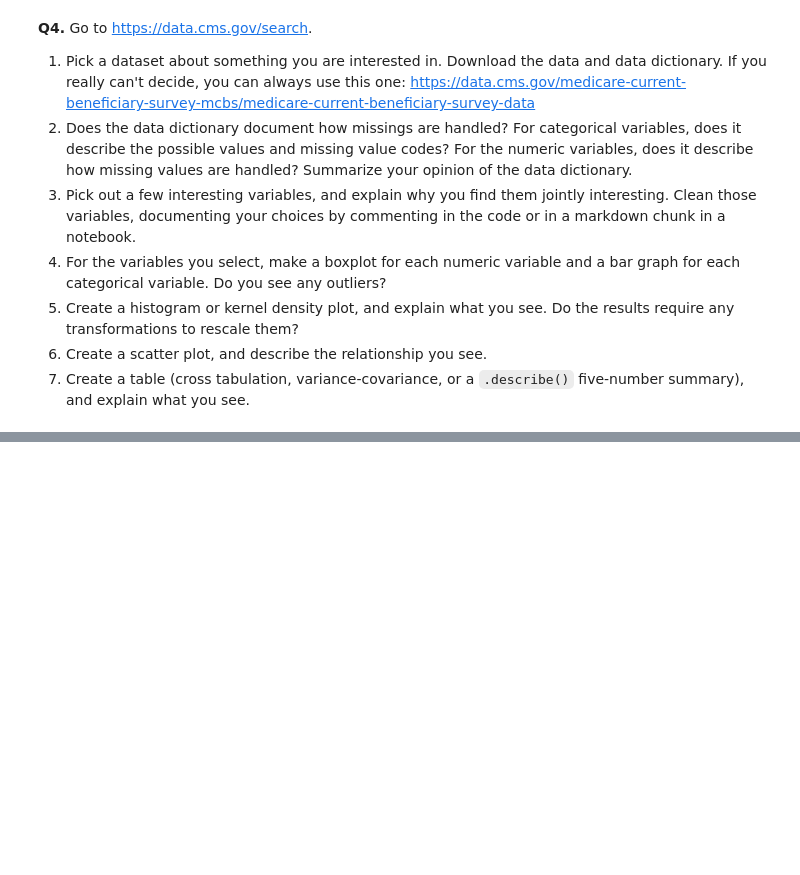
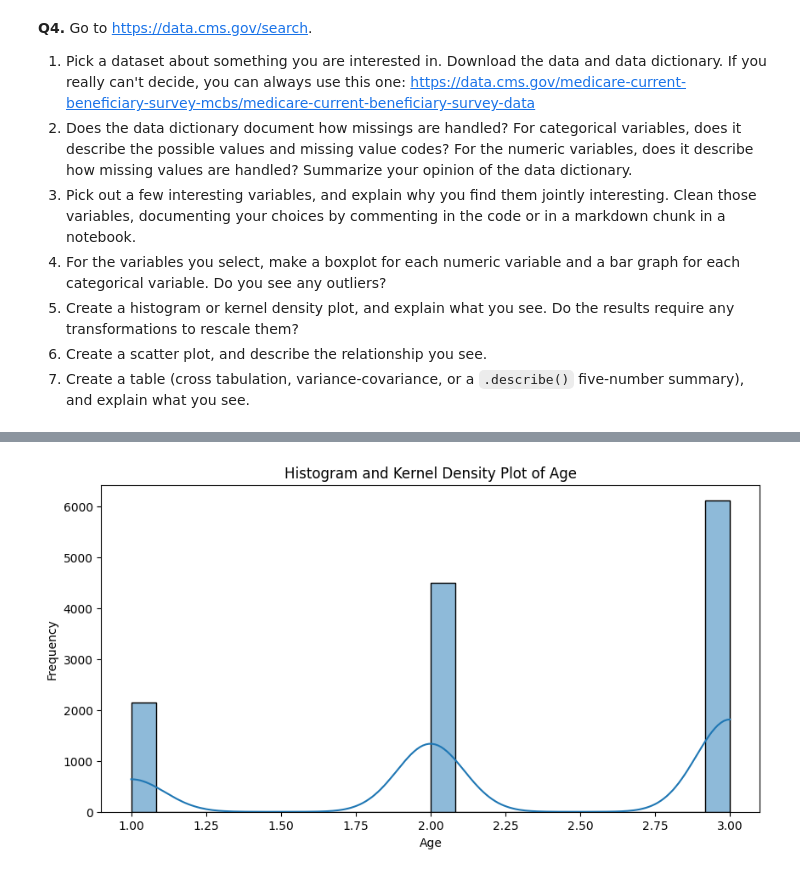
Before and after one commit to CelestineNguyen/DS3001_visualization, a Jupyter notebook: assignment/assignment.ipynb, the cells around one changed output, grey strips where cells are left out. Saved outputs shown, nothing was run; the diff lists cells and outputs as text; code cells hidden in the pictures; blank space fills up the shorter version.

```diff
--- a/assignment/assignment.ipynb
+++ b/assignment/assignment.ipynb
@@ -241,0 +304,10 @@ For some context, the Federal government ultimately spent about $4.4 trillion in
+# %%
+# Histogram with KDE for Age
+plt.figure(figsize=(10, 5))
+sns.histplot(data['DEM_AGE'], kde=True)
+plt.title('Histogram and Kernel Density Plot of Age')
+plt.xlabel('Age')
+plt.ylabel('Frequency')
+plt.show()
+# %% [output]
+[figure, added]
```
Also changed, not shown: parts of 9 cells of this notebook.
